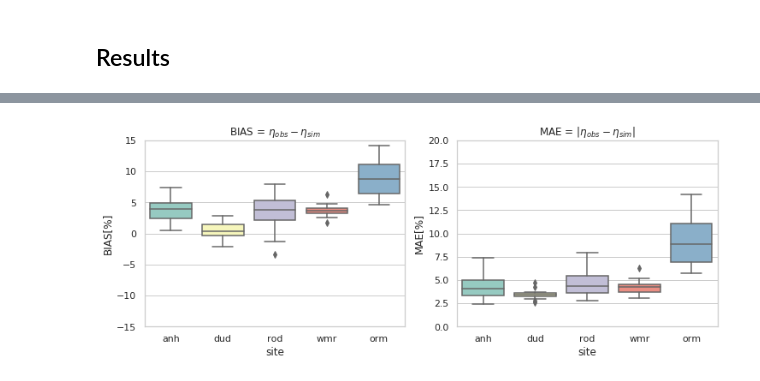
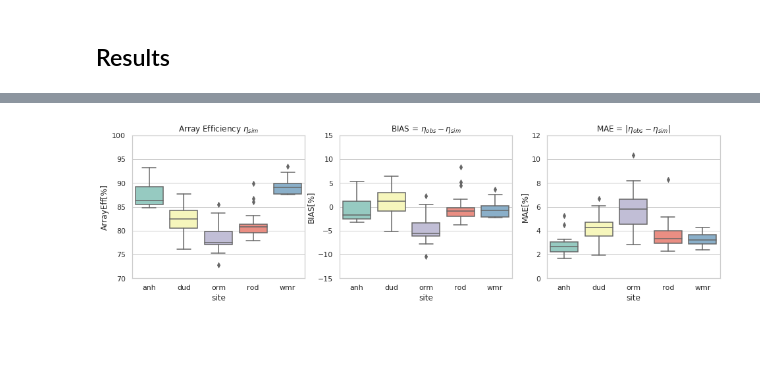
Before and after one commit to CENER-EPR/OWAbench, a Jupyter notebook: OWA_Wake_Modelling_Challenge.ipynb, the cells around one changed output, grey strips where cells are left out. Cells and saved outputs as stored; diff of their text form; code cells hidden in the pictures; blank space fills up the shorter version.

Commit message:
Updated OWA_Wake_Modelling_Challenge notebook

```diff
--- a/OWA_Wake_Modelling_Challenge.ipynb
+++ b/OWA_Wake_Modelling_Challenge.ipynb
@@ -112,17 +63,38 @@ sims.loc[plotresults[site]]
+# %%
+# Exclude simulations in the analysis
+exclude = dict.fromkeys(sites['ID'])
+exclude['anh'] = np.arange(17,27)
+exclude['dud'] = np.arange(35,41)
+exclude['rod'] = np.arange(24,33)
+exclude['wmr'] = np.arange(17,31)
+exclude['orm'] = np.arange(29,37)
+
+for site in sites['ID']:
+    metrics[site] = metrics[site].drop(exclude[site])
+    metrics[site]['site'] = site
+    metrics[site]['Label'] = metrics[site]['Participant'] + '_' + metrics[site]['Model Name'] + '_' + metrics[site]['Model Type'] #+ '_' + metrics[site]['Input']
+    metrics_bins[site] = metrics_bins[site].loc[~metrics_bins[site]['index'].isin(exclude[site])]
+    metrics_bins[site]['site'] = site
+
+# Combine all the sites in a single dataframe
+metrics_long = pd.concat([metrics[site] for site in sites['ID']], axis = 0).sort_values('site', ascending=1)
+metrics_bins_long = pd.concat([metrics_bins[site] for site in sites['ID']], axis = 0).sort_values('site', ascending=1)
 # %%
-# Overall results
+# Overall metrics
 sns.set(style="whitegrid", palette="Set3")
 
-plt.figure(figsize=(12, 4))
-ax1 = plt.subplot(1, 2, 1)
-ax1 = sns.boxplot(x='site', y='BIAS[%]', data = bias_df)
-#ax1 = sns.swarmplot(x='site', y='BIAS[%]', data = bias_df, color=".25")
-ax1.set_title('BIAS = $\eta_{{{}}}-\eta_{{sim}}$'.format(bench))
-ax1.set_ylim(-15,15)
-ax2 = plt.subplot(1, 2, 2)
-ax2 = sns.boxplot(x='site', y='MAE[%]', data = mae_df)
-#ax2 = sns.swarmplot(x='site', y='MAE[%]', data = mae_df, color=".25")
-ax2.set_title('MAE = |$\eta_{{{}}}-\eta_{{sim}}$|'.format(bench))
-ax2.set_ylim(0,20);
+plt.figure(figsize=(16, 4))
+ax1 = plt.subplot(1, 3, 1)
+ax1 = sns.boxplot(x='site', y='ArrayEff[%]', data = metrics_long)
+ax1.set_title('Array Efficiency $\eta_{sim}$')
+ax1.set_ylim(70,100)
+ax2 = plt.subplot(1, 3, 2)
+ax2 = sns.boxplot(x='site', y='BIAS[%]', data = metrics_long)
+ax2.set_title('BIAS = $\eta_{{{}}}-\eta_{{sim}}$'.format(bench))
+ax2.set_ylim(-15,15)
+ax3 = plt.subplot(1, 3, 3)
+ax3 = sns.boxplot(x='site', y='MAE[%]', data = metrics_long)
+ax3.set_title('MAE = |$\eta_{{{}}}-\eta_{{sim}}$|'.format(bench))
+ax3.set_ylim(0,12);
 # %% [output]
-[figure, old version]
+[figure, new version]
```
Also changed, not shown: parts of 8 cells of this notebook, 5 other files.
